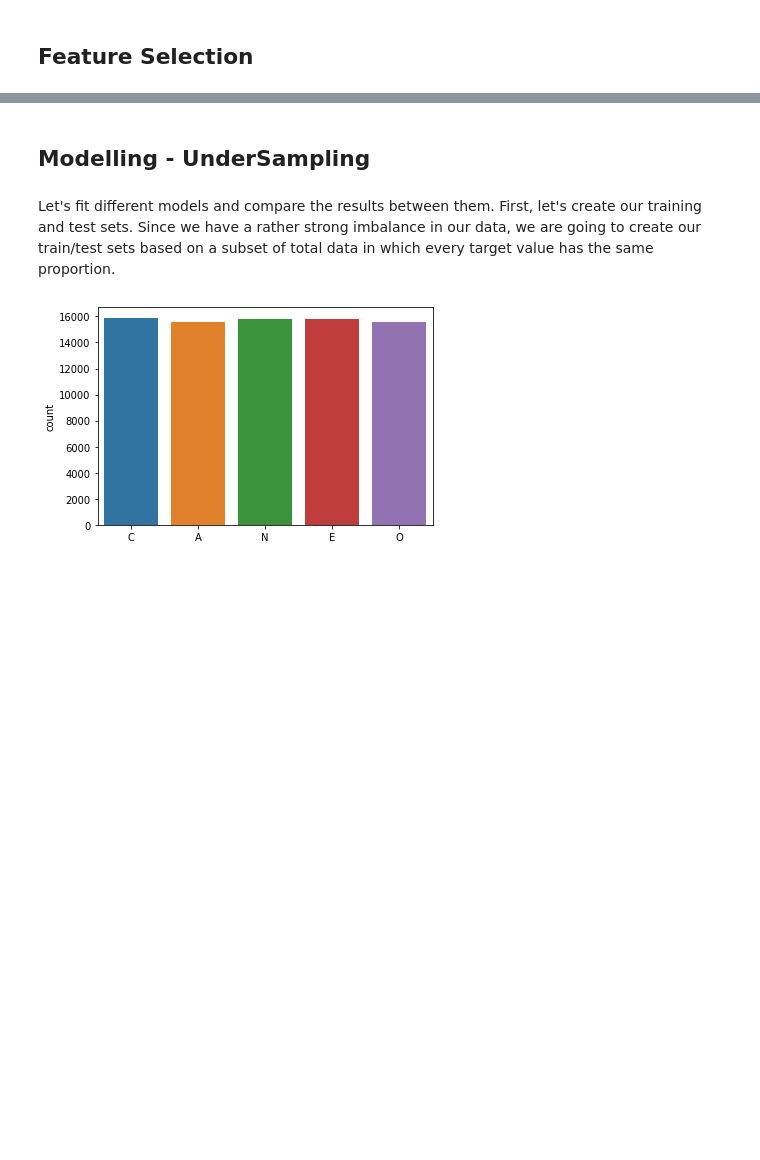
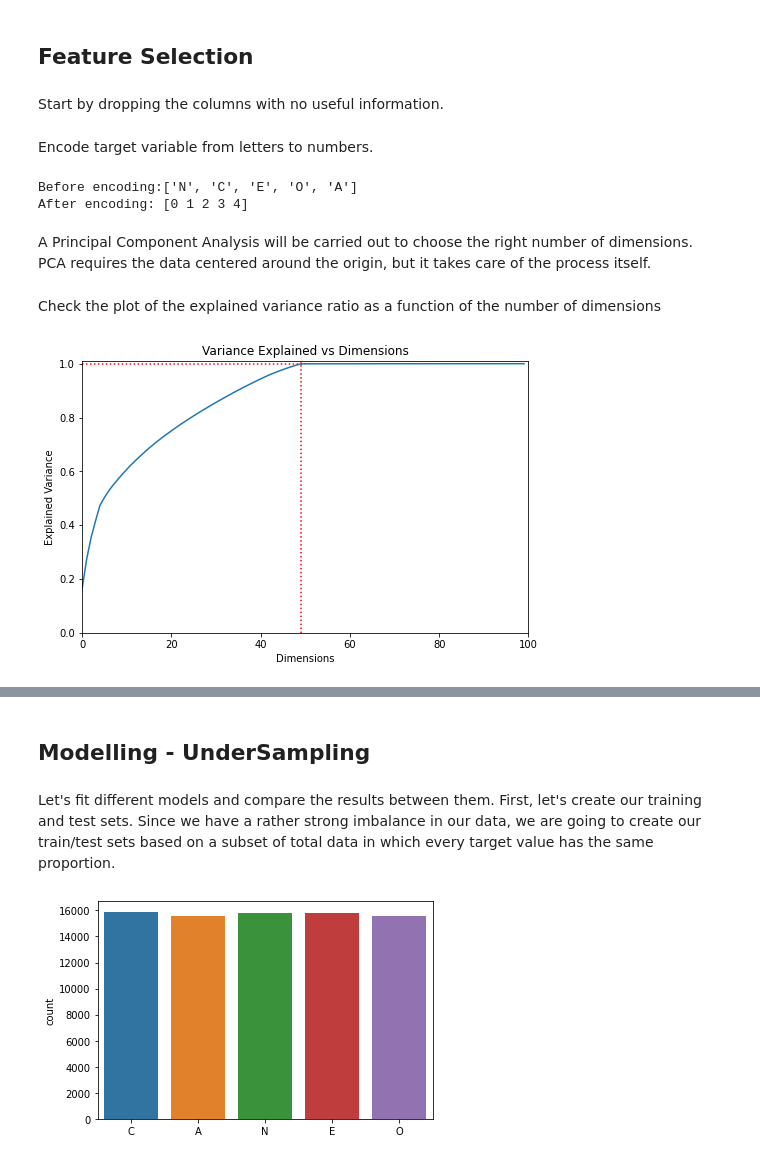
Before and after one commit to UNSpecializationAI/BigFivePersonality, a Jupyter notebook: Big-Five Factor Markers.ipynb, the cells around one changed output, grey strips where cells are left out. Drawn from its saved outputs; the diff is of its cells as text; code cells hidden in the pictures; blank space fills up the shorter version.

```diff
--- a/Big-Five Factor Markers.ipynb
+++ b/Big-Five Factor Markers.ipynb
@@ -233,10 +223,47 @@ df.describe()
 # %% [markdown]
 ## Feature Selection
+# %% [markdown]
+Start by dropping the columns with no useful information.
 # %%
-labels = ['dateload','screenw','screenh','introelapse','testelapse','endelapse','IPC','country','lat_appx_lots_of_err','long_appx_lots_of_err']
-df.drop(labels = labels, inplace = True, axis =1)
+labels = ['dateload','screenw','screenh','IPC',
+          'testelapse','endelapse','introelapse',
+          'country','lat_appx_lots_of_err','long_appx_lots_of_err']
+df.drop(labels = labels, inplace = True, axis = 1)
+# %% [markdown]
+Encode target variable from letters to numbers.
 # %%
 le = LabelEncoder()
-le.fit(list(df['target'].unique()))
-le.classes_
+target_classes = list(df['target'].unique())
+le.fit(target_classes)
 df['target'] = le.transform(df['target'])
+print(f'Before encoding:{target_classes}')
+print(f'After encoding: {le.transform(le.classes_)}')
+# %% [output]
+Before encoding:['N', 'C', 'E', 'O', 'A']
+After encoding: [0 1 2 3 4]
+# %% [markdown]
+A Principal Component Analysis will be carried out to choose the right number of dimensions.
+PCA requires the data centered around the origin, but it takes care of the process itself.
+# %%
+pca = PCA()
+
+pca.fit(df.drop('target',axis = 1))
+cumsum = np.cumsum(pca.explained_variance_ratio_)
+d = np.argmax(cumsum>=0.95)+1
+# %% [markdown]
+Check the plot of the explained variance ratio as a function of the number of dimensions
+# %%
+plt.figure(figsize=(8,5))
+plt.plot(range(0,len(cumsum)),cumsum)
+plt.axvline(x=49, ymin =0, ymax = 0.997,linestyle=':',color='r')
+plt.axhline(y=0.999, xmin =0, xmax = 0.5,linestyle=':',color='r')
+
+plt.xlabel('Dimensions')
+plt.ylabel('Explained Variance')
+plt.title('Variance Explained vs Dimensions')
+
+plt.xlim([0,100])
+plt.ylim([0,1.01])
+plt.show()
+# %% [output]
+[figure, added]
```
Also changed, not shown: parts of 11 cells of this notebook.
